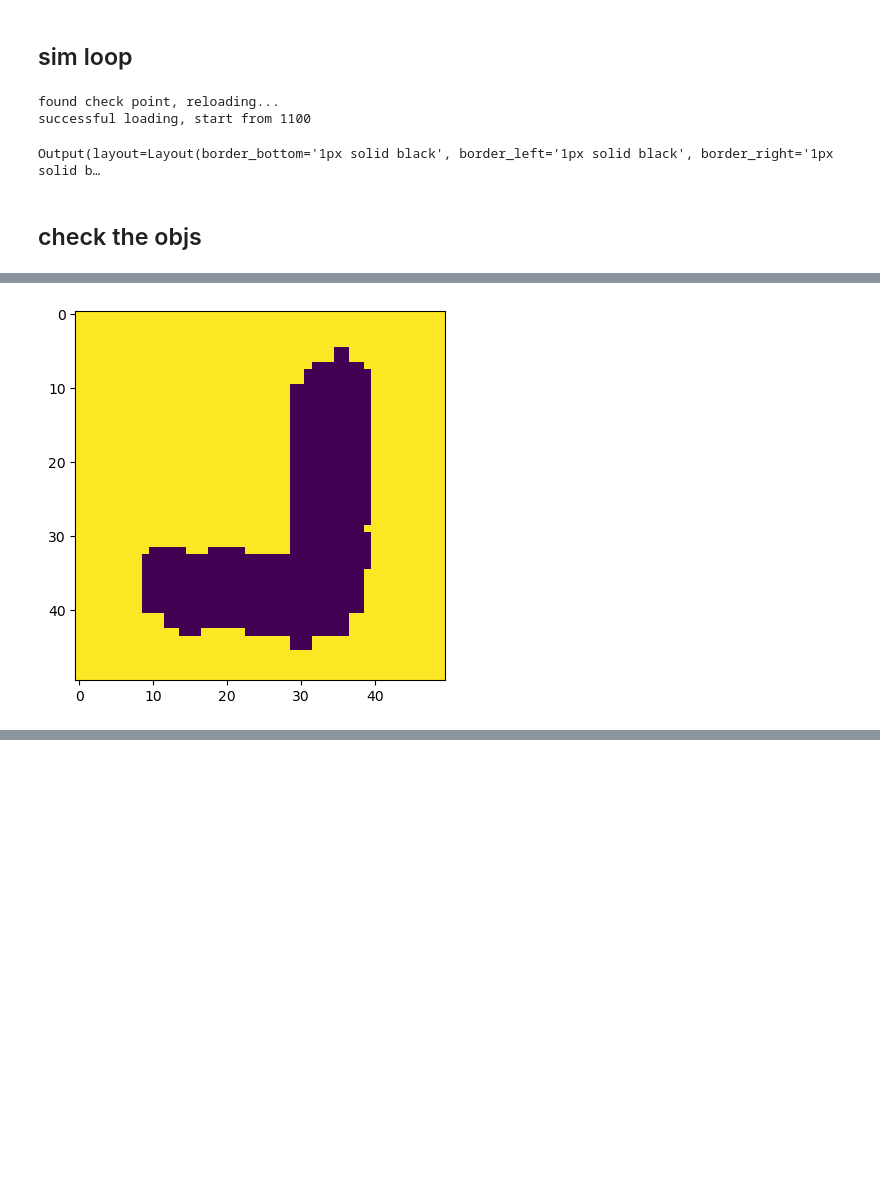
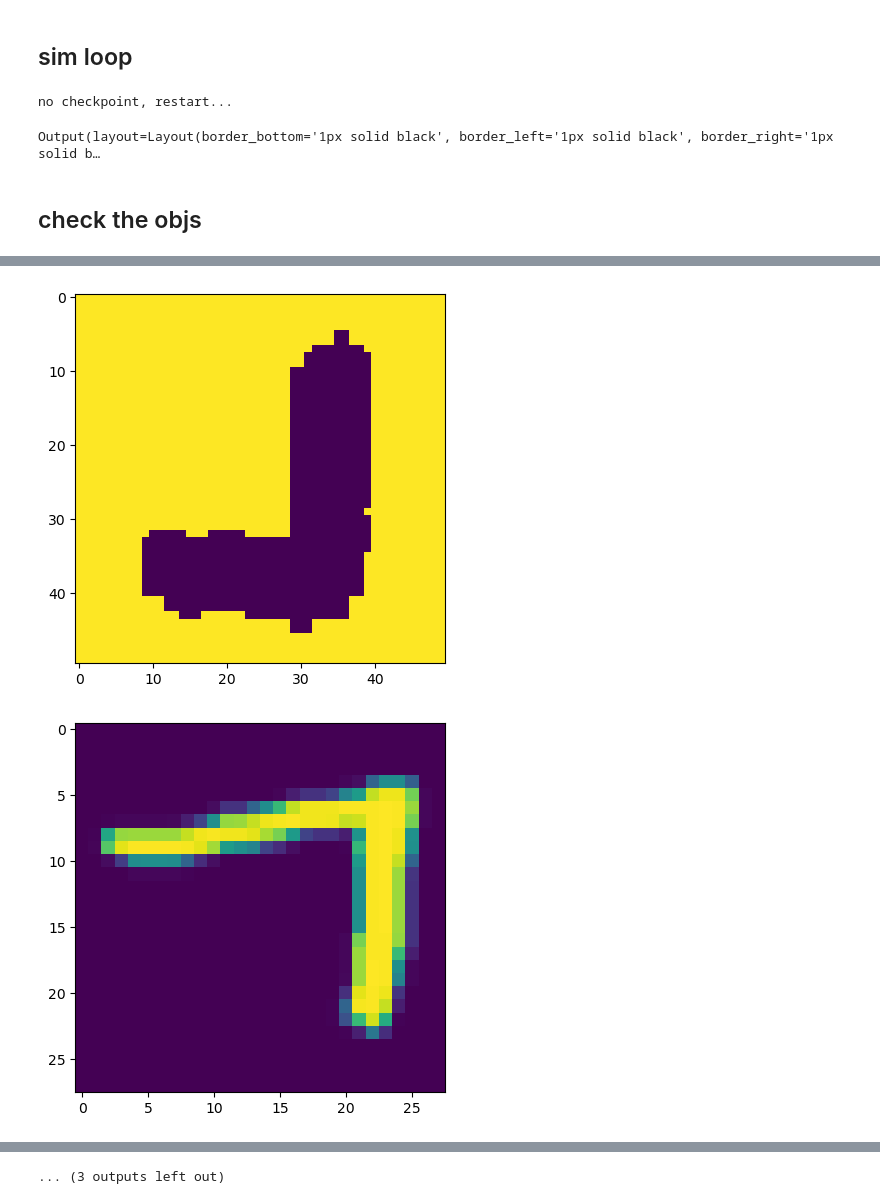
Before and after one commit to Fenrisulfr26/foam_project_pmcx, a Jupyter notebook: pmcx_fitting_sims_ipynb/batch_MCX_sims.ipynb, the cells around one changed output, grey strips where cells are left out. Cells and saved outputs as stored; diff of their text form; code cells hidden in the pictures; blank space fills up the shorter version.

```diff
--- a/pmcx_fitting_sims_ipynb/batch_MCX_sims.ipynb
+++ b/pmcx_fitting_sims_ipynb/batch_MCX_sims.ipynb
@@ -198,7 +281,7 @@ cfg['prop'] = [[0,0,1,1],           # background
 ## sim loop
 # %%
 current_date = datetime.now().strftime("%d%m%y")
-save_dir = f'F:/OneDrive/foam_imaging_project/pmcx_foam/batch_mcx_sim_data/data_021225'
+save_dir = f'F:/OneDrive/foam_imaging_project/pmcx_foam/batch_mcx_sim_data/data_{current_date}'
 os.makedirs(save_dir, exist_ok=True)
 gd_path = os.path.join(save_dir, 'ds_objs_50x50_5x5cm.npy')
 sims_result_path = os.path.join(save_dir, 'batch_mcx_sims_results.npy')
@@ -313,32 +396,38 @@ if start_index < total_count:
 
 print("All Done!")
 # %% [output]
-found check point, reloading...
-successful loading, start from 1100
+no checkpoint, restart...
 Output(layout=Layout(border_bottom='1px solid black', border_left='1px solid black', border_right='1px solid b…
 # %% [markdown]
 ## check the objs
 # %%
 gd2 = np.load("F:/OneDrive/foam_imaging_project/pmcx_foam/batch_mcx_sim_data/data_021225/ds_objs_50x50_5x5cm.npy")
 # gd1 = np.load("F:/OneDrive/foam_imaging_project/pmcx_foam/batch_mcx_sim_data/groundtruths.npy")
 
 for i in range(0,2000,500):
     plt.figure()
     # plt.subplot(1,2,1)
     # plt.imshow(gd1[:,:,i])
     # plt.title('old data')
     # plt.show()
     # plt.subplot(1,2,2)
     plt.imshow(gd2[:,:,i])
     plt.title('new data')
     plt.show()
 
 plt.figure()
 plt.imshow(gd2[:,:,int(2000/26*12-20)])
 plt.show()
+
+for i in range(0,1000,100):
+    img, lab = subset_ds[i]
+    plt.figure()
+    plt.imshow(img.squeeze())
+    plt.show()
 # %% [output]
 [figure]
 [figure]
 [figure]
 [figure]
 [figure]
+[figure, added]
@@ -344,0 +440 @@ plt.show()
+... (3 outputs left out)
```
Also changed, not shown: parts of 3 cells of this notebook, 3 other files.
